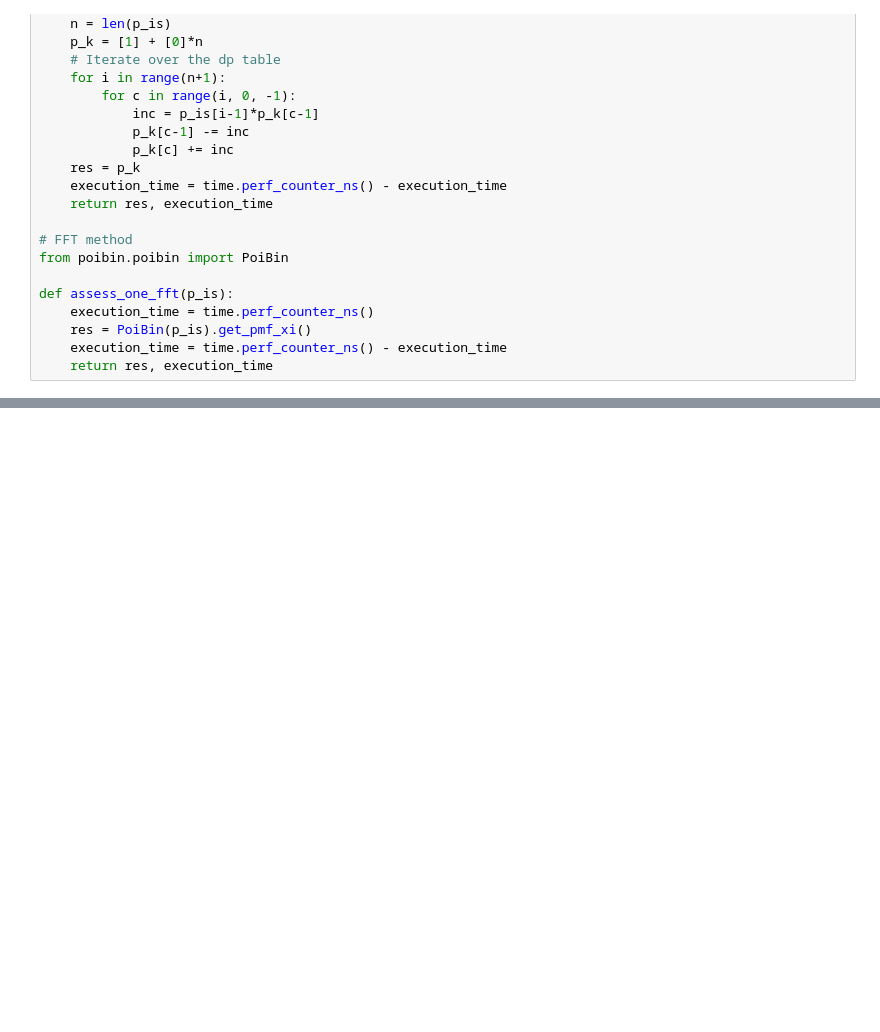
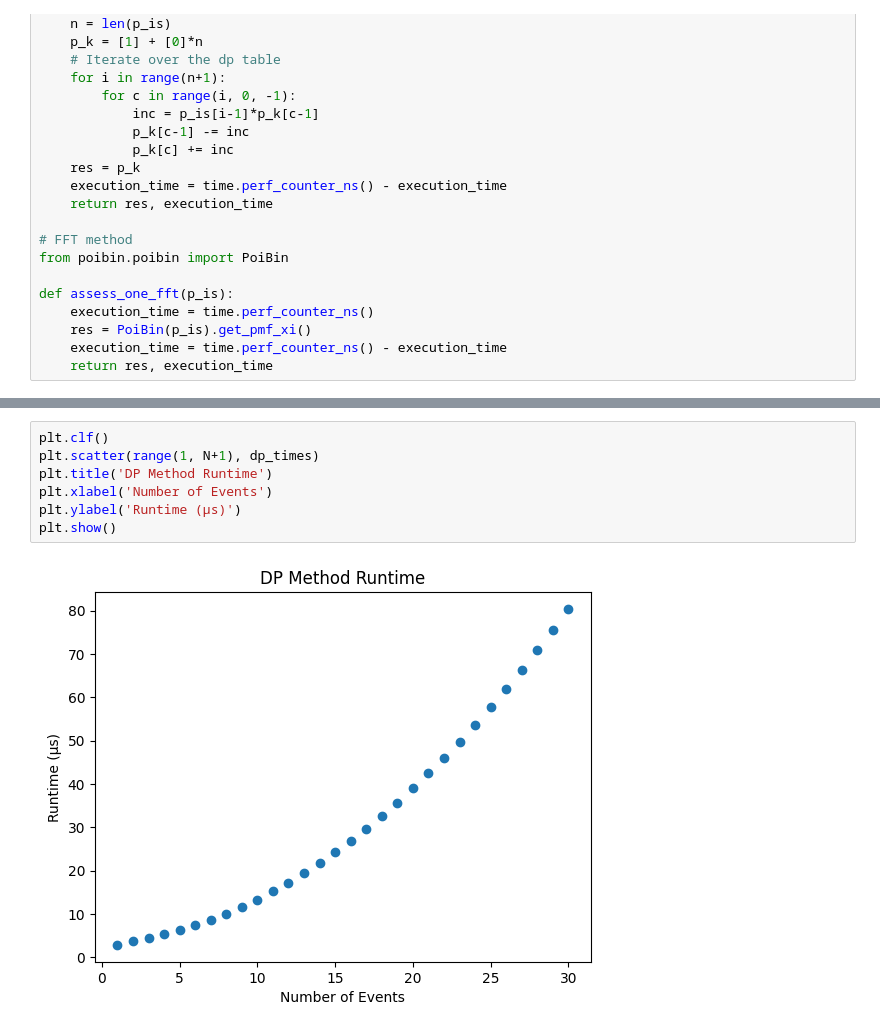
Before and after one commit to StrikerBadger/bachelor-thesis, a Jupyter notebook: assess_algos.ipynb, the cells around one changed output, grey strips where cells are left out. Saved outputs shown, nothing was run; the diff lists cells and outputs as text; blank space fills up the shorter version.

```diff
--- a/assess_algos.ipynb
+++ b/assess_algos.ipynb
@@ -119,0 +131,9 @@ plt.show()
+# %%
+plt.clf()
+plt.scatter(range(1, N+1), dp_times)
+plt.title('DP Method Runtime')
+plt.xlabel('Number of Events')
+plt.ylabel('Runtime (μs)')
+plt.show()
+# %% [output]
+[figure, added]
```
Also changed, not shown: parts of 4 cells of this notebook.
